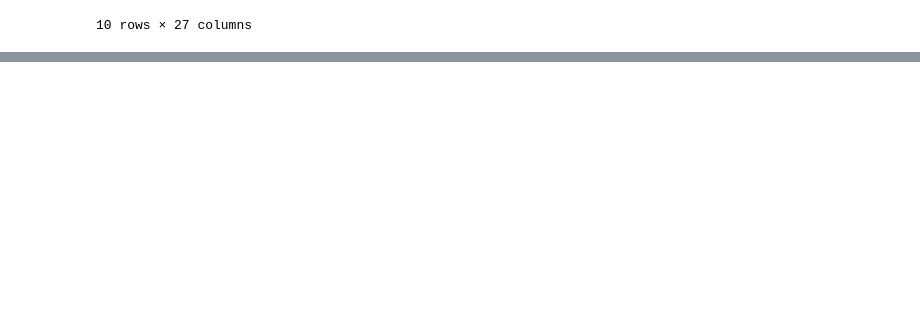
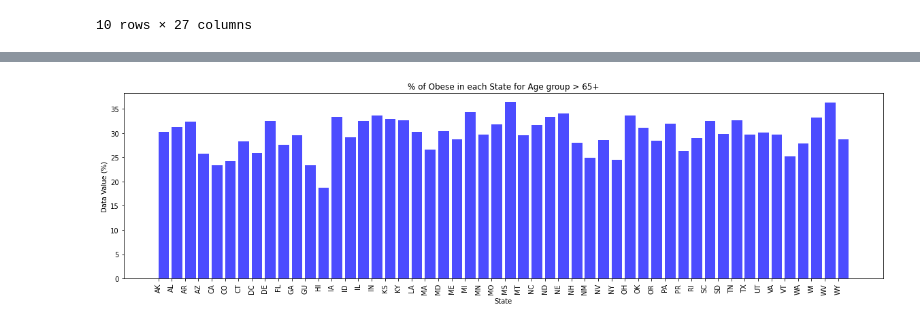
Before and after one commit to rnwokoye/analysing_obesisty_trends, a Jupyter notebook: Obesity_Data.ipynb, the cells around one changed output, grey strips where cells are left out. Drawn from its saved outputs; the diff is of its cells as text; code cells hidden in the pictures; blank space fills up the shorter version.

```diff
--- a/Obesity_Data.ipynb
+++ b/Obesity_Data.ipynb
@@ -235,0 +215,3 @@ obese_summary_df.style.format({
+# %%
+obese_df = clean_data.loc[(clean_data['BMI'] == 'Obese (BMI 30.0 - 99.8)')| (clean_data['BMI'] == 'Obese (bmi 30.0 - 99.8)')]
+obese_df
@@ -235,0 +232,3 @@ obese_summary_df.style.format({
+# %%
+clctg_df = obese_df.loc[obese_df['Class Category'] == 'Age Group']
+clctg_df
@@ -235,0 +249,3 @@ obese_summary_df.style.format({
+# %%
+yr2019 = clctg_df.loc[clctg_df['Year'] == 2019]
+yr2019
@@ -235,0 +266,3 @@ obese_summary_df.style.format({
+# %%
+cls_df = yr2019.loc[yr2019['Class'] == '65+']
+cls_df
@@ -235,0 +287,12 @@ obese_summary_df.style.format({
+# %%
+f = plt.figure()
+f.set_figwidth(20)
+f.set_figheight(5)
+plt.bar(cls_df['State'],cls_df['Data Value'], color='b', alpha=0.7, align='edge')
+plt.xticks(rotation='vertical')
+plt.xlabel("State")
+plt.ylabel("Data Value (%)")
+plt.title('% of Obese in each State for Age group > 65+')
+plt.show()
+# %% [output]
+[figure, added]
```
Also changed, not shown: parts of 29 cells of this notebook.
